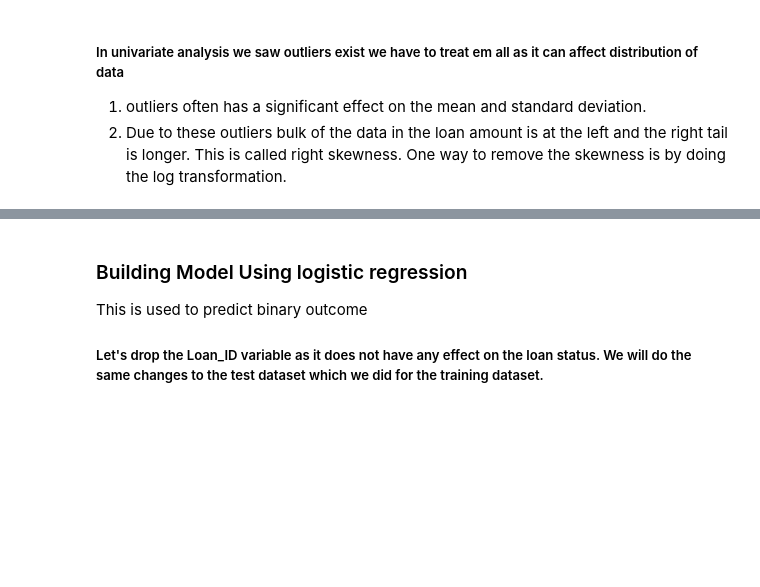
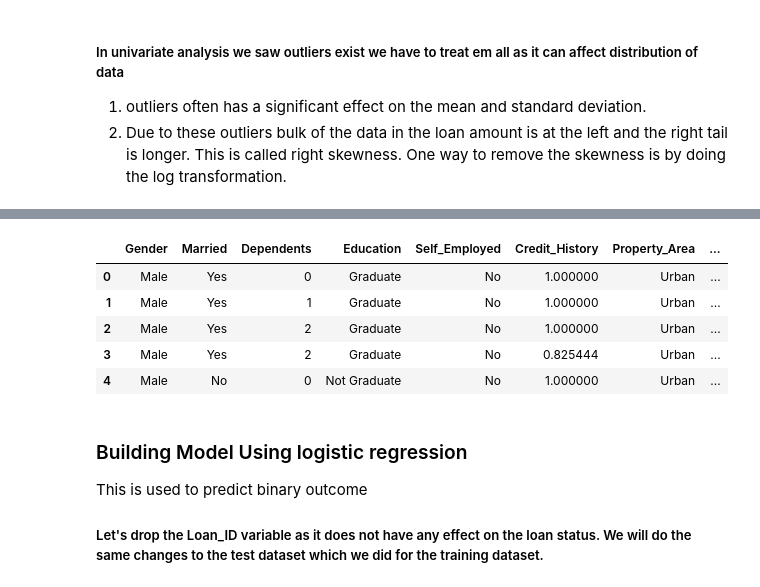
Before and after one commit to Sunnypatil002/ML_Project, a Jupyter notebook: data.ipynb, the cells around one changed output, grey strips where cells are left out. Drawn from its saved outputs; the diff is of its cells as text; code cells hidden in the pictures; blank space fills up the shorter version.

```diff
--- a/data.ipynb
+++ b/data.ipynb
@@ -504,11 +504,3 @@ train['Loan_Amount_Term'].value_counts()
 36.0       2
 12.0       1
 Name: Loan_Amount_Term, dtype: int64
-# %%
-test['Gender'].fillna(test['Gender'].mode()[0],inplace=True)
-test['Dependents'].fillna(test['Dependents'].mode()[0],inplace=True)
-test['Self_Employed'].fillna(test['Self_Employed'].mode()[0],inplace=True)
-test['Credit_History'].fillna(test['Credit_History'].mode()[0],inplace=True)
-test['LoanAmount'].fillna(test['LoanAmount'].median(),inplace= True)
-test['Loan_Amount_Term'].fillna(test['Loan_Amount_Term'].mode()[0],inplace= True)
-test.isnull().sum()
@@ -651,33 +650,41 @@ test['Self_Employed']=test['Self_Employed'].fillna(test['Self_Employed'].mode()[
 test['Total_income'] = test['ApplicantIncome']+test['CoapplicantIncome']
 
 # apply log transformation to the attribute
 test['ApplicantIncomeLog'] = np.log(test['ApplicantIncome'])
 
 test['CoapplicantIncomeLog'] = np.log(test['CoapplicantIncome'])
 
 test['LoanAmountLog'] = np.log(test['LoanAmount'])
 
 test['Loan_Amount_Term_Log'] = np.log(test['Loan_Amount_Term'])
 
 test['Total_Income_Log'] = np.log(test['Total_income'])
 
 cols = ['ApplicantIncome', 'CoapplicantIncome', "LoanAmount", "Loan_Amount_Term", "Total_income", 'Loan_ID', 'CoapplicantIncomeLog']
 test = test.drop(columns=cols, axis=1)
 
 t1 = pd.get_dummies(test['Gender'], drop_first= True)
 t2 = pd.get_dummies(test['Married'], drop_first= True)
 t3 = pd.get_dummies(test['Dependents'], drop_first= True)
 t4 = pd.get_dummies(test['Education'], drop_first= True)
 t5 = pd.get_dummies(test['Self_Employed'], drop_first= True)
 t6 = pd.get_dummies(test['Property_Area'], drop_first= True)
 
 
 
 df1 = pd.concat([test, t1, t2, t3, t4, t5, t6], axis = 1)
 test=df1
 
 cols = ['Gender', 'Married', "Dependents", "Education", "Self_Employed", 'Property_Area']
 test = test.drop(columns=cols, axis=1)
+df1.head()
+# %% [output]
+|  | Gender | Married | Dependents | Education | Self_Employed | Credit_History | Property_Area | ... |
+| 0 | Male | Yes | 0 | Graduate | No | 1.000000 | Urban | ... |
+| 1 | Male | Yes | 1 | Graduate | No | 1.000000 | Urban | ... |
+| 2 | Male | Yes | 2 | Graduate | No | 1.000000 | Urban | ... |
+| 3 | Male | Yes | 2 | Graduate | No | 0.825444 | Urban | ... |
+| 4 | Male | No | 0 | Not Graduate | No | 1.000000 | Urban | ... |
 # %%
 # train['LoanAmount_Log'] = np.log(train['LoanAmount'])
 # train['LoanAmount_Log'].hist()
```
Also changed, not shown: parts of 7 cells of this notebook, 2 other files.
